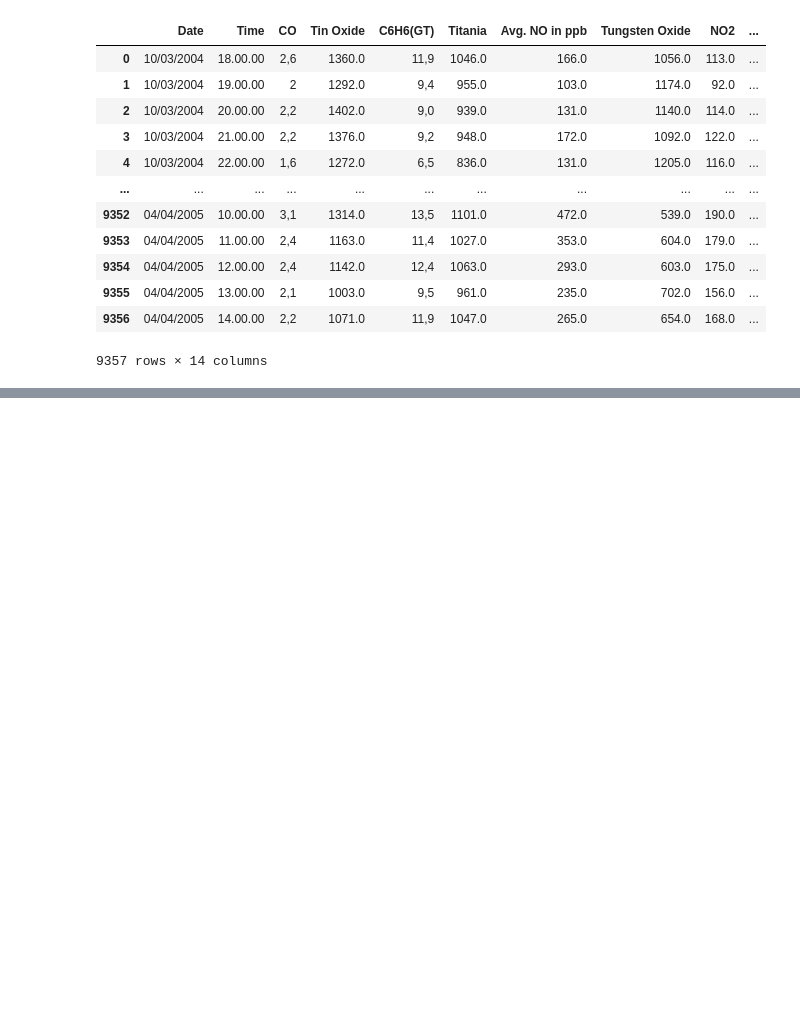
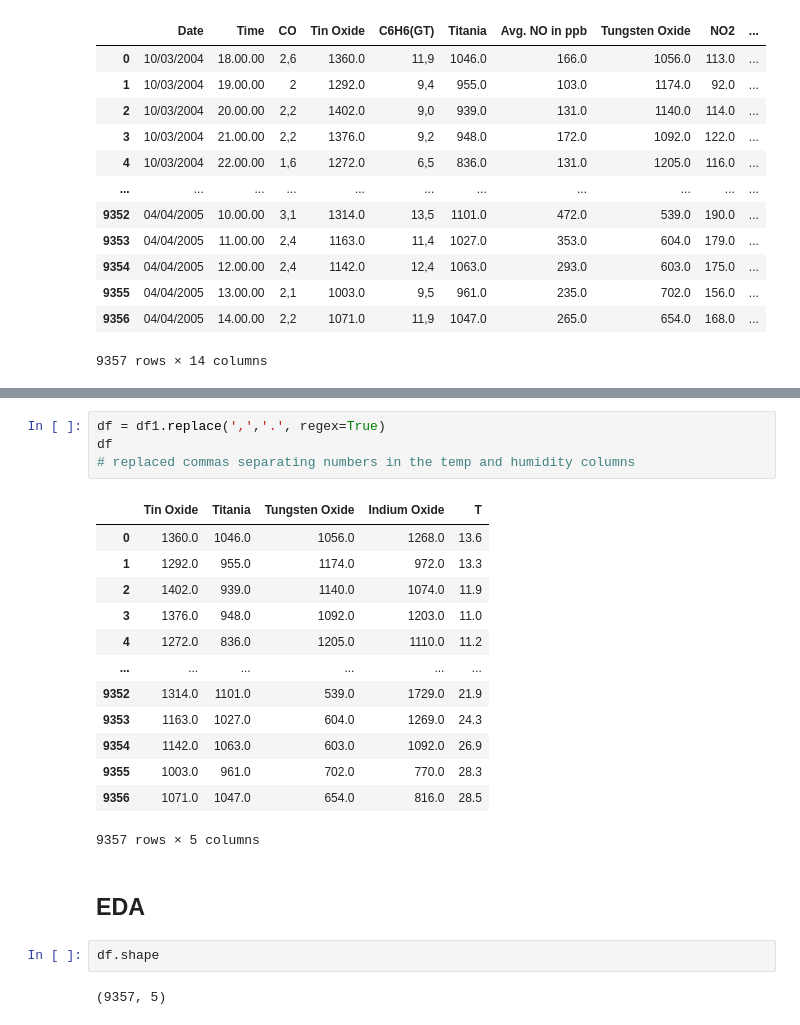
Before and after one commit to data301-2021-summer2/project-group_4997, a Jupyter notebook: analysis/person1/Milestone2.ipynb, the cells around one changed output, grey strips where cells are left out. Saved outputs shown, nothing was run; the diff lists cells and outputs as text; blank space fills up the shorter version.

```diff
--- a/analysis/person1/Milestone2.ipynb
+++ b/analysis/person1/Milestone2.ipynb
@@ -111,0 +112,24 @@ df
+# %%
+df = df1.replace(',','.', regex=True)
+df
+# replaced commas separating numbers in the temp and humidity columns
+# %% [output]
+|  | Tin Oxide | Titania | Tungsten Oxide | Indium Oxide | T |
+| 0 | 1360.0 | 1046.0 | 1056.0 | 1268.0 | 13.6 |
+| 1 | 1292.0 | 955.0 | 1174.0 | 972.0 | 13.3 |
+| 2 | 1402.0 | 939.0 | 1140.0 | 1074.0 | 11.9 |
+| 3 | 1376.0 | 948.0 | 1092.0 | 1203.0 | 11.0 |
+| 4 | 1272.0 | 836.0 | 1205.0 | 1110.0 | 11.2 |
+| ... | ... | ... | ... | ... | ... |
+| 9352 | 1314.0 | 1101.0 | 539.0 | 1729.0 | 21.9 |
+| 9353 | 1163.0 | 1027.0 | 604.0 | 1269.0 | 24.3 |
+| 9354 | 1142.0 | 1063.0 | 603.0 | 1092.0 | 26.9 |
+| 9355 | 1003.0 | 961.0 | 702.0 | 770.0 | 28.3 |
+| 9356 | 1071.0 | 1047.0 | 654.0 | 816.0 | 28.5 |
+9357 rows × 5 columns
+# %% [markdown]
+## **EDA**
+# %%
+df.shape
+# %% [output]
+(9357, 5)
```
Also changed, not shown: parts of 7 cells of this notebook, 3 other files.
